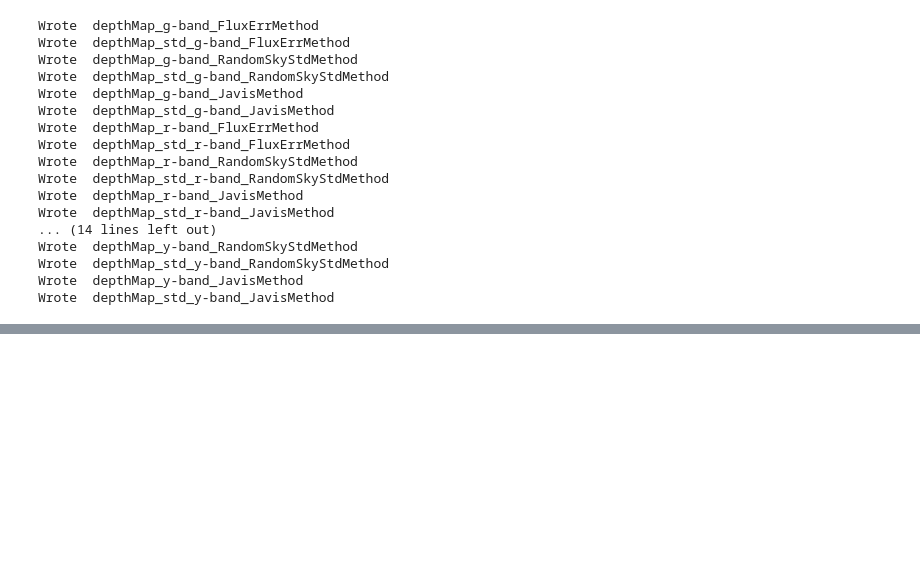
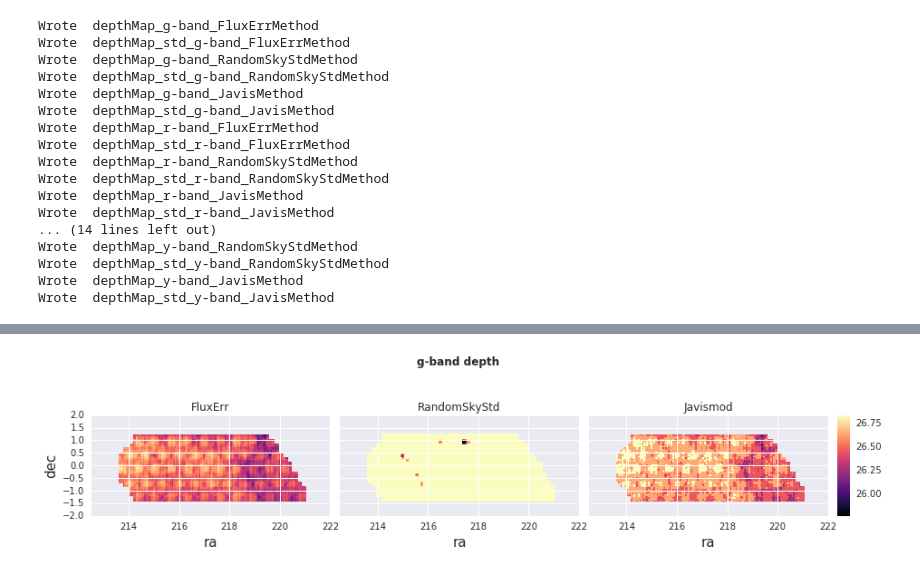
Before and after one commit to LSSTDESC/DEHSC_LSS, a Jupyter notebook: HSC_5sigma-depth.ipynb, the cells around one changed output, grey strips where cells are left out. Drawn from its saved outputs; the diff is of its cells as text; code cells hidden in the pictures; blank space fills up the shorter version.

Commit message:
Added comparison plots for the depth maps.

```diff
--- a/HSC_5sigma-depth.ipynb
+++ b/HSC_5sigma-depth.ipynb
@@ -306,0 +323,82 @@ Wrote  depthMap_std_y-band_JavisMethod
+# %%
+# ok so for some reason, flatmaps on Javis method puts zeros in out-of-survey region, not nans, which makes
+# the plotting annoying (e.g. messing with the colorbar).
+# since Javis method takes a while to run, just create a different entry in the dictionary:
+# modJavis= modified Javis output
+method= 'Javis'
+method_base= 'FluxErr'
+depthMap['%smod'%method],depthMap_var['%smod'%method]= {}, {}
+for band in bands:
+    ind= np.where(np.isnan(depthMap[method_base][band])==True) # out of survey
+
+    depthMap['%smod'%method][band]= depthMap[method][band]
+    depthMap['%smod'%method][band][ind]= np.nan
+
+    #
+    ind= np.where(np.isnan(depthMap_var[method_base][band])==True) # out of survey
+    depthMap_var['%smod'%method][band]= depthMap_var[method][band]
+    depthMap_var['%smod'%method][band][ind]= np.nan
+# %%
+cmap = cm.magma
+# %%
+xlabel, ylabel= 'ra', 'dec'
+for band in bands:
+    # plot the depth for each method.
+    fig = plt.figure(figsize=(15, 10))
+    # set up for colorbar
+    grid = ImageGrid(fig, 111,          # as in plt.subplot(111)
+                     nrows_ncols=(1,3), axes_pad=0.15, share_all= True, cbar_location="right",
+                     cbar_mode="single", cbar_size="5%", cbar_pad=0.15,
+                     )
+    # since have three maps, need colorange that ~works for all.
+    colorMin= 100
+    colorMax= -100
+    for mInd, method in enumerate(['FluxErr', 'RandomSkyStd', 'Javismod']):
+        ind= np.where(depthMap[method][band]>0)[0]
+        colorMin= min(colorMin, np.percentile(depthMap[method][band][ind], 0))
+        colorMax= max(colorMin, np.percentile(depthMap[method][band][ind], 95))
+    # plot
+    for mInd, method in enumerate(['FluxErr', 'RandomSkyStd', 'Javismod']):
+        ax= grid[mInd]
+        image= ax.imshow(depthMap[method][band].reshape([flatSkyGrid.ny,flatSkyGrid.nx]),
+                         origin='lower', interpolation='nearest',
+                         aspect='equal', extent=[flatSkyGrid.x0, flatSkyGrid.xf, flatSkyGrid.y0, flatSkyGrid.yf],
+                         vmin= colorMin, vmax= colorMax, cmap= cmap)
+        ax.set_title(method)
+        ax.set_xlabel(xlabel,fontsize=15)
+        ax.set_ylabel(ylabel,fontsize=15)
+        ax.cax.colorbar(image)
+        ax.cax.toggle_label(True)
+    plt.suptitle('%s-band depth'%band, fontweight="bold", )
+    plt.subplots_adjust(top=1.5)
+    plt.show()
+
+    # plot std similar to depth plots above.
+    fig = plt.figure(figsize=(15, 10))
+    grid = ImageGrid(fig, 111,          # as in plt.subplot(111)
+                     nrows_ncols=(1,3), axes_pad=0.15, share_all= True, cbar_location="right",
+                     cbar_mode="single", cbar_size="5%", cbar_pad=0.15,
+                     )
+    colorMin= 100
+    colorMax= -100
+    for mInd, method in enumerate(['FluxErr', 'RandomSkyStd', 'Javismod']):
+            ind= np.where(depthMap_var[method][band]>0)[0]
+            colorMin= min(colorMin, np.percentile(depthMap_var[method][band][ind], 0))
+            colorMax= max(colorMin, np.percentile(depthMap_var[method][band][ind], 95))
+
+    for mInd, method in enumerate(['FluxErr', 'RandomSkyStd', 'Javismod']):
+        ax= grid[mInd]
+        image= ax.imshow(depthMap_var[method][band].reshape([flatSkyGrid.ny,flatSkyGrid.nx]),
+                         origin='lower', interpolation='nearest',
+                         aspect='equal', extent=[flatSkyGrid.x0, flatSkyGrid.xf, flatSkyGrid.y0, flatSkyGrid.yf],
+                         vmin= colorMin, vmax= colorMax, cmap= cmap)
+        ax.set_title(method)
+        ax.set_xlabel(xlabel,fontsize=15)
+        ax.set_ylabel(ylabel,fontsize=15)
+        ax.cax.colorbar(image)
+        ax.cax.toggle_label(True)
+    plt.suptitle('%s-band depth std'%band, fontweight="bold", )
+    plt.subplots_adjust(top=1.5)
+    plt.show()
+# %% [output]
+[figure, added]
```
Also changed, not shown: parts of 6 cells of this notebook.
